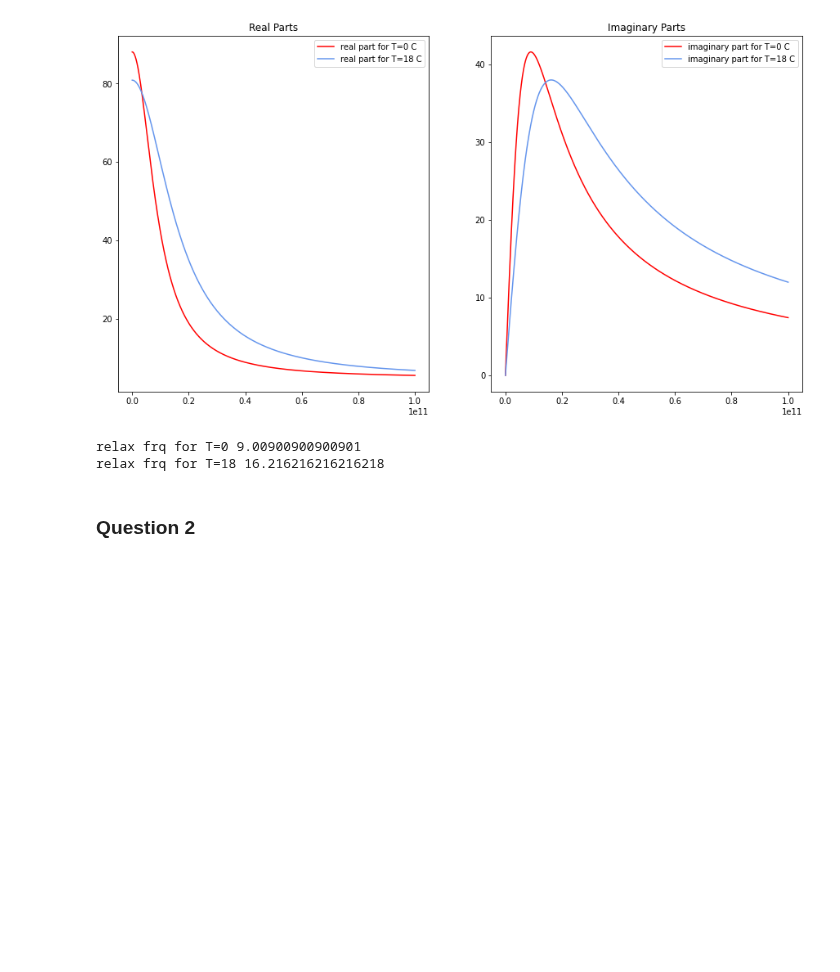
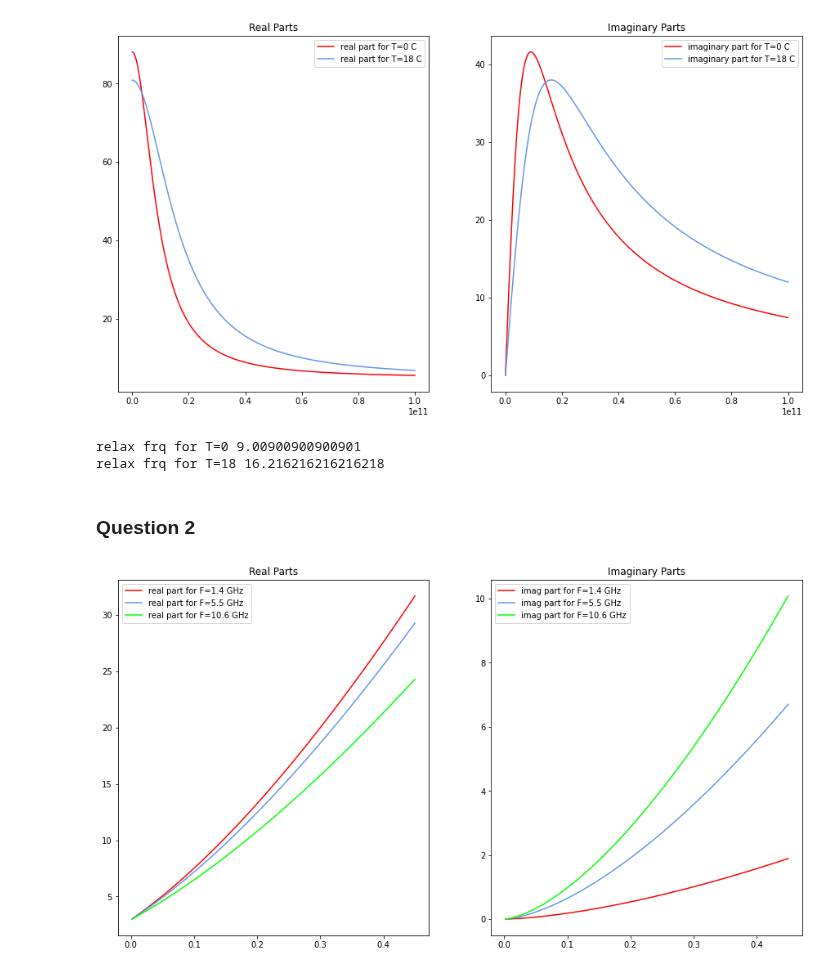
Before and after one commit to debnovalina/PPESO-Practical, a Jupyter notebook: microwave.ipynb, the cells around one changed output. Cells and saved outputs as stored; diff of their text form; code cells hidden in the pictures; blank space fills up the shorter version.

```diff
--- a/microwave.ipynb
+++ b/microwave.ipynb
@@ -57,17 +57,13 @@ relax frq for T=18 16.216216216216218
 # %% [markdown]
 ### Question 2
 # %%
-def soil_dialectric (T,frq,mv,S,C,rho_bulk = 1.54*1000):
+def soil_dialectric (T,frq,mv,S,C,rho_bulk = 1.54):
 
     # Get the values for water that is in the soil
     water_real,water_imaginary=dielectric_water(frq,T)
 
     e_w0 = static_dia_water(T)
 
-    #Need to add the extra term in the imaginary part of water to compensate for the soil texture
-
-    extra_term = (2.65-rho_bulk)/(2.65*mv) * sigma_eff/(2*np.pi*e_w0*frq)
-    water_imaginary+=extra_term
 
     # Empirical relations for soil values
     alpha = 0.65
@@ -75,4 +71,12 @@ def soil_dialectric (T,frq,mv,S,C,rho_bulk = 1.54*1000):
     beta_2 = 2.06 - 0.928*S - 0.255 * C
     sigma_eff = -1.645 +1.939*rho_bulk - 2.256 * S +1.594*C
 
+    #Need to add the extra term in the imaginary part of water to compensate for the soil texture
+
+    extra_term = (2.65-rho_bulk)/(2.65*mv) * sigma_eff/(2*np.pi*e_w0*frq)
+    water_imaginary+=extra_term
+
     real_soil=(1+0.66*rho_bulk+mv**(beta_1) *water_real**(alpha) -mv )**(1/alpha)
+    imaginary_soil=mv**(beta_2)*water_imaginary
+
+    return real_soil, imaginary_soil
@@ -85,0 +83,37 @@ frequencies = np.array((1.4,5.5,10.6))*10**9
+# %%
+porosity=0.45
+sand_frac = 0.51
+clay_frac = 0.14
+volumetric_soil_moisture = np.linspace(0,porosity,250)[1:]
+T=18 #[C]
+frequencies = np.array((1.4,5.5,10.6))*10**9
+
+real_parts=[]
+imaginary_parts=[]
+
+for f in frequencies :
+    real,imag=soil_dialectric(T,f,volumetric_soil_moisture,sand_frac,clay_frac)
+
+    real_parts.append(real)
+    imaginary_parts.append(imag)
+
+
+figure,(ax1,ax2)=plt.subplots(1,2,figsize=(15,8))
+
+ax1.plot(volumetric_soil_moisture,real_parts[0],label='real part for F=1.4 GHz',color='red')
+ax1.plot(volumetric_soil_moisture,real_parts[1],label='real part for F=5.5 GHz',color='cornflowerblue')
+ax1.plot(volumetric_soil_moisture,real_parts[2],label='real part for F=10.6 GHz',color='lime')
+ax1.set_title('Real Parts')
+ax1.legend()
+
+ax2.plot(volumetric_soil_moisture,-imaginary_parts[0],label='imag part for F=1.4 GHz',color='red')
+ax2.plot(volumetric_soil_moisture,-imaginary_parts[1],label='imag part for F=5.5 GHz',color='cornflowerblue')
+ax2.plot(volumetric_soil_moisture,-imaginary_parts[2],label='imag part for F=10.6 GHz',color='lime')
+
+ax2.set_title('Imaginary Parts')
+
+ax2.legend()
+
+plt.show()
+# %% [output]
+[figure, added]
```
Also changed, not shown: parts of 1 cell of this notebook.
